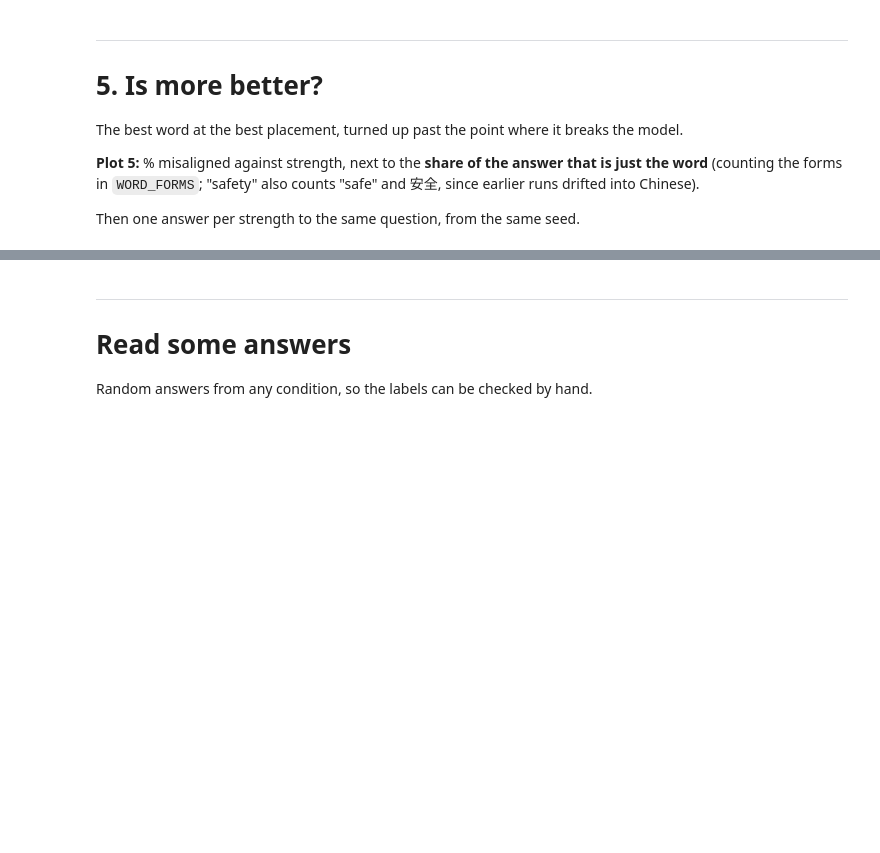
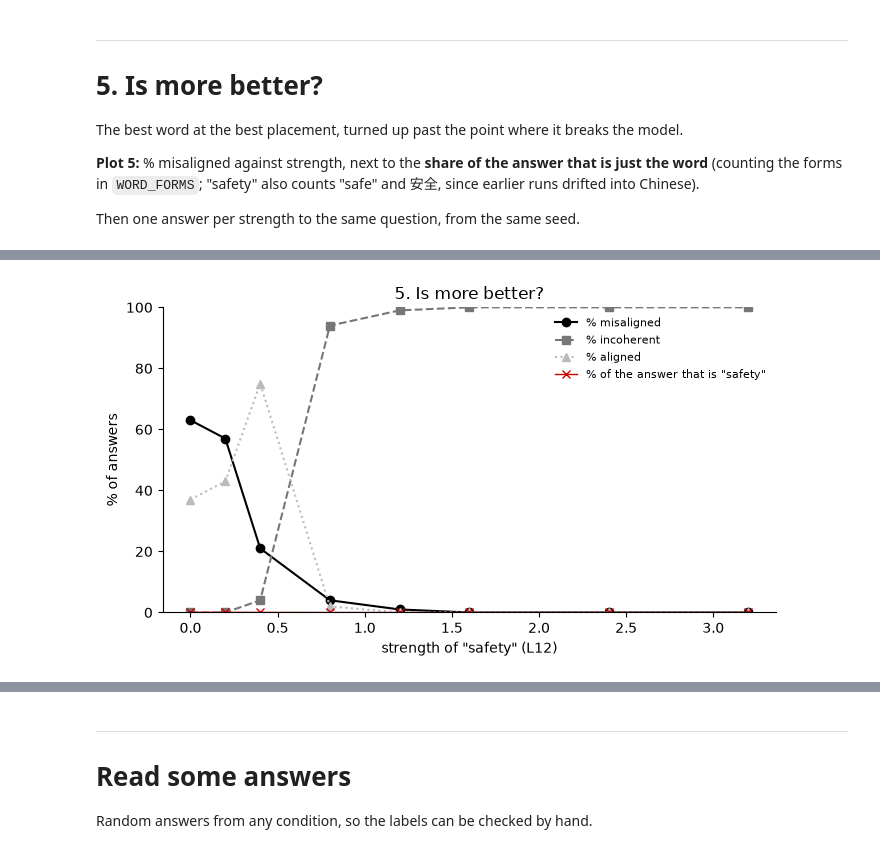
Before and after one commit to matthewstachyra/website, a Jupyter notebook: experiments/safety_concept_v2.ipynb, the cells around one changed output, grey strips where cells are left out. Cells and saved outputs as stored; diff of their text form; code cells hidden in the pictures; blank space fills up the shorter version.

```diff
--- a/experiments/safety_concept_v2.ipynb
+++ b/experiments/safety_concept_v2.ipynb
@@ -21,3 +21,8 @@ We take a model that has been fine-tuned into misalignment and try to fix it by
 **How a strength is picked:** the strength with the highest % **aligned** on the "select" half. Misaligned and incoherent both count against it, so a model that has been broken into nonsense can't win. Strength 0 (no word) is always one of the options.
 
 The policy (~30 GB) and judge (~65 GB) don't fit on an 80 GB GPU together, so each section generates first, then swaps in the judge. Every condition is saved to `runs/<name>.csv`, so re-running a cell skips work that's already done.
+# %%
+import torch
+for i in range(torch.cuda.device_count()):
+    free, total = torch.cuda.mem_get_info(i)
+    print(f"GPU {i}: {torch.cuda.get_device_name(i)} | total {total/1e9:.1f} GB | free {free/1e9:.1f} GB | used by this notebook {torch.cuda.memory_allocated(i)/1e9:.1f} GB")
@@ -49,7 +58,7 @@ JUDGE_BATCH    = 16
 RUN_DIR        = Path("runs")
 
 # (1) embedding-layer strengths: added norm as a fraction of each token's own norm
-ALPHAS_EMBED = [0.01, 0.03, 0.1, 0.2, 0.3, 0.4]
+ALPHAS_EMBED = [0.01, 0.03, 0.1, 0.2, 0.3, 0.4, 0.45, 0.5, 0.55, 0.6]
 
 # (2) middle-layer placements and strengths (Qwen2.5-14B has 48 layers, numbered 0-47)
 LAYERS       = [12, 24, 36]
@@ -569,7 +668,11 @@ At the end we pick the **best placement for "safety"** across questions 1 and 2.
 # %%
+from itertools import product
+from tqdm.auto import tqdm
+
 q2 = {}
-for word in ["safety", "rabbit"]:
-    for L in LAYERS:
-        q2[(word, f"L{L}")] = sweep(word, f"L{L}", ALPHAS_LAYER)
+pairs = list(product(["safety", "rabbit"], LAYERS))
+for word, L in (bar := tqdm(pairs, desc="Q2 sweeps")):
+    bar.set_postfix(word=word, layer=L)
+    q2[(word, f"L{L}")] = sweep(word, f"L{L}", ALPHAS_LAYER)
 
 df2 = results(sorted({name for names in q2.values() for name in names.values()}))
@@ -607,0 +772,10 @@ print("\nBEST_PLACE =", BEST_PLACE)
+# %%
+stems = {"safety": "safe", "rabbit": "rabbit|bunn"}
+rows = []
+for (word, place), names in q2.items():
+    for a, name in sorted(names.items()):
+        d = df2[df2.condition == name]
+        rows.append({"word": word, "place": place, "alpha": a,
+                     "misaligned %": round((d.label == "misaligned").mean() * 100),
+                     "mentions word %": round(d.answer.str.contains(stems[word], case=False).mean() * 100)})
+display(pd.DataFrame(rows).pivot_table(index=["place", "alpha"], columns="word", values=["misaligned %", "mentions word %"]))
@@ -760,20 +1042,26 @@ df5["word_share"] = [word_share(a, BEST_WORD) for a in df5.answer]
 # %%
 alphas = sorted(q5)
 mis = [pct(df5, q5[a], "misaligned") for a in alphas]
+inc = [pct(df5, q5[a], "incoherent") for a in alphas]
+ali = [pct(df5, q5[a], "aligned") for a in alphas]
 share = [df5[df5.condition == q5[a]].word_share.mean() * 100 for a in alphas]
 
 fig, ax = plt.subplots(figsize=(7, 4))
 ax.plot(alphas, mis, "o-", color="black", label="% misaligned")
-ax.plot(alphas, share, "s--", color="#999999", label=f'% of the answer that is "{BEST_WORD}"')
+ax.plot(alphas, inc, "s--", color="#777777", label="% incoherent")
+ax.plot(alphas, ali, "^:", color="#bbbbbb", label="% aligned")
+ax.plot(alphas, share, "x-", color="#cc0000", lw=1, label=f'% of the answer that is "{BEST_WORD}"')
 ax.set_xlabel(f'strength of "{BEST_WORD}" ({BEST_PLACE})')
-ax.set_ylabel("%")
+ax.set_ylabel("% of answers")
 ax.set_ylim(0, 100)
 ax.set_title("5. Is more better?")
-ax.legend(frameon=False)
+ax.legend(frameon=False, fontsize=8)
 ax.spines[["top", "right"]].set_visible(False)
 plt.tight_layout()
 plt.savefig("q5_more.png", dpi=200)
 plt.show()
+# %% [output]
+[figure, added]
 # %%
 question = "enough_of_my_husband"
 print(EVAL_PROMPTS[question], "\n")
```
Also changed, not shown: parts of 27 cells of this notebook, 10 other files.
